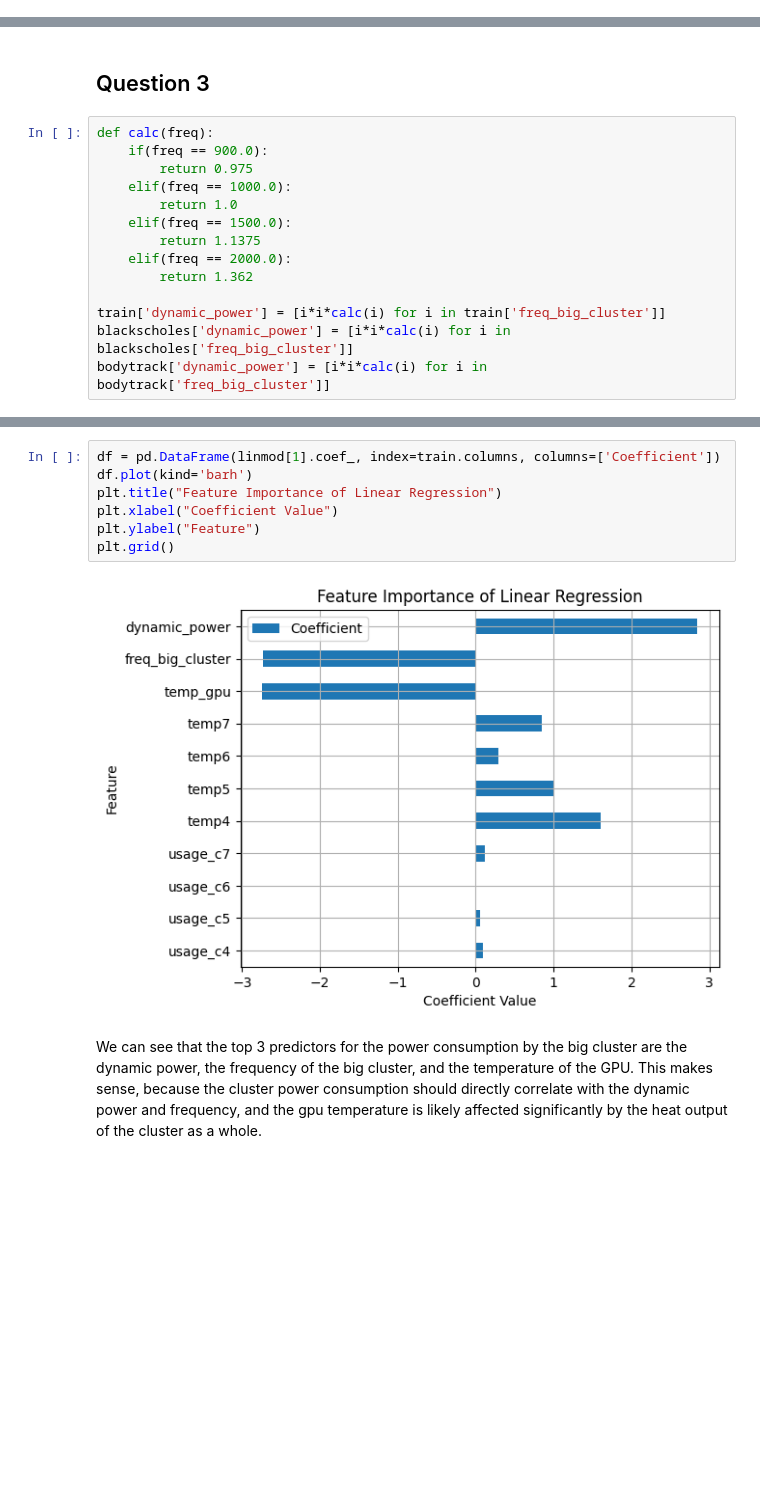
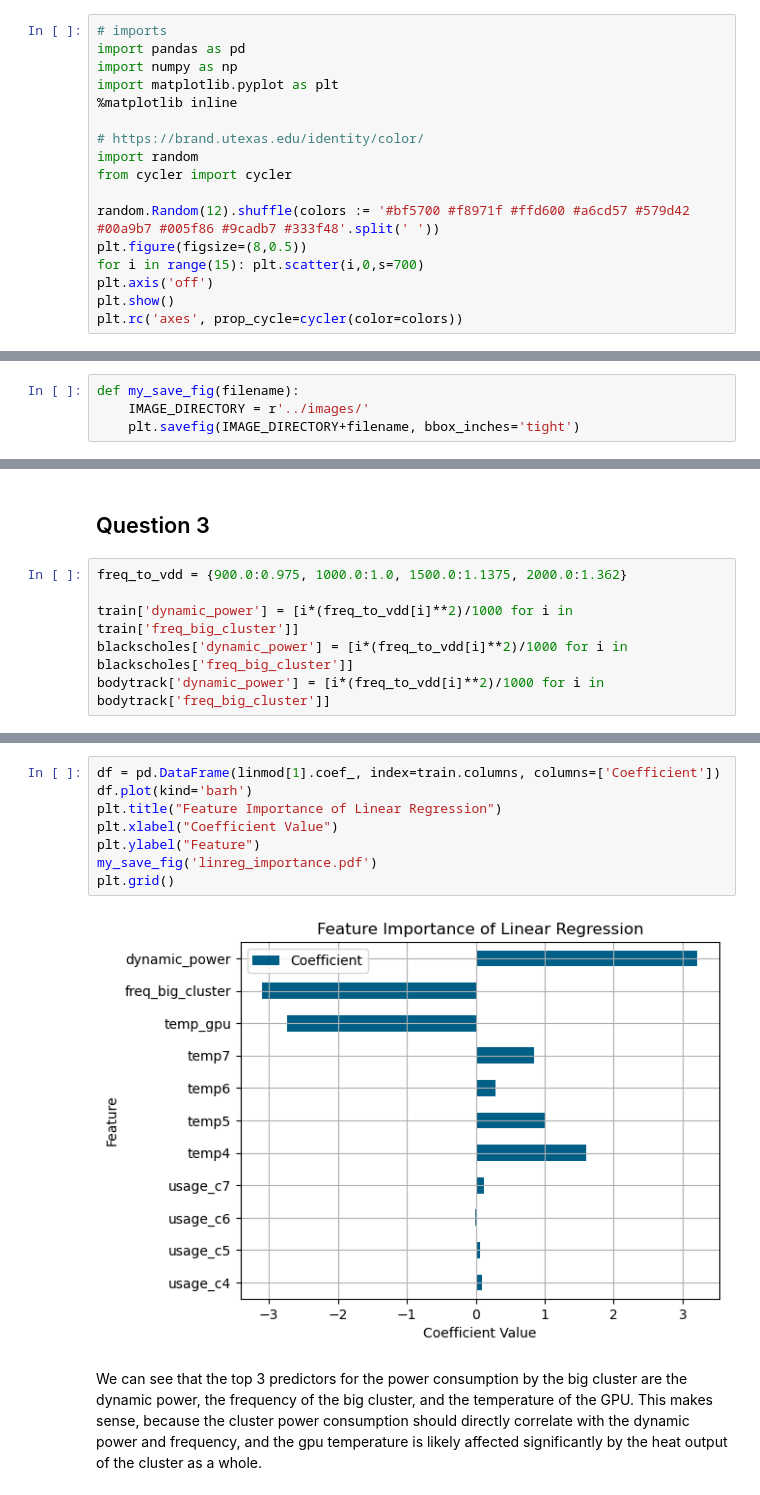
Before and after one commit to babusid/ECE361E, a Jupyter notebook: HW2/notebook/p2.ipynb, the cells around one changed output, grey strips where cells are left out. Cells and saved outputs as stored; diff of their text form; blank space fills up the shorter version.

```diff
--- a/HW2/notebook/p2.ipynb
+++ b/HW2/notebook/p2.ipynb
@@ -2,3 +2,20 @@
 # Problem 2: System Power Prediction
 # %% [markdown]
 ## Question 1
+# %%
+# imports
+import pandas as pd
+import numpy as np
+import matplotlib.pyplot as plt
+%matplotlib inline
+
+# https://brand.utexas.edu/identity/color/
+import random
+from cycler import cycler
+
+random.Random(12).shuffle(colors := '#bf5700 #f8971f #ffd600 #a6cd57 #579d42 #00a9b7 #005f86 #9cadb7 #333f48'.split(' '))
+plt.figure(figsize=(8,0.5))
+for i in range(15): plt.scatter(i,0,s=700)
+plt.axis('off')
+plt.show()
+plt.rc('axes', prop_cycle=cycler(color=colors))
@@ -5 +24,5 @@
+# %%
+def my_save_fig(filename):
+    IMAGE_DIRECTORY = r'../images/'
+    plt.savefig(IMAGE_DIRECTORY+filename, bbox_inches='tight')
 # %%
@@ -137,16 +199,8 @@ MSE:  0.12156466064083367
 # %% [markdown]
 ## Question 3
 # %%
-def calc(freq):
-    if(freq == 900.0):
-        return 0.975
-    elif(freq == 1000.0):
-        return 1.0
-    elif(freq == 1500.0):
-        return 1.1375
-    elif(freq == 2000.0):
-        return 1.362
+freq_to_vdd = {900.0:0.975, 1000.0:1.0, 1500.0:1.1375, 2000.0:1.362}
 
-train['dynamic_power'] = [i*i*calc(i) for i in train['freq_big_cluster']]
-blackscholes['dynamic_power'] = [i*i*calc(i) for i in blackscholes['freq_big_cluster']]
-bodytrack['dynamic_power'] = [i*i*calc(i) for i in bodytrack['freq_big_cluster']]
+train['dynamic_power'] = [i*(freq_to_vdd[i]**2)/1000 for i in train['freq_big_cluster']]
+blackscholes['dynamic_power'] = [i*(freq_to_vdd[i]**2)/1000 for i in blackscholes['freq_big_cluster']]
+bodytrack['dynamic_power'] = [i*(freq_to_vdd[i]**2)/1000 for i in bodytrack['freq_big_cluster']]
@@ -178,11 +241,12 @@ MSE:  0.11002910283711602
 # %%
 df = pd.DataFrame(linmod[1].coef_, index=train.columns, columns=['Coefficient'])
 df.plot(kind='barh')
 plt.title("Feature Importance of Linear Regression")
 plt.xlabel("Coefficient Value")
 plt.ylabel("Feature")
+my_save_fig('linreg_importance.pdf')
 plt.grid()
 # %% [output]
-[figure, old version]
+[figure, new version]
 # %% [markdown]
 We can see that the top 3 predictors for the power consumption by the big cluster are the dynamic power, the frequency of the big cluster, and the temperature of the GPU. This makes sense, because the cluster power consumption should directly correlate with the dynamic power and frequency, and the gpu temperature is likely affected significantly by the heat output of the cluster as a whole.
```
Also changed, not shown: parts of 10 cells of this notebook, 15 other files.
